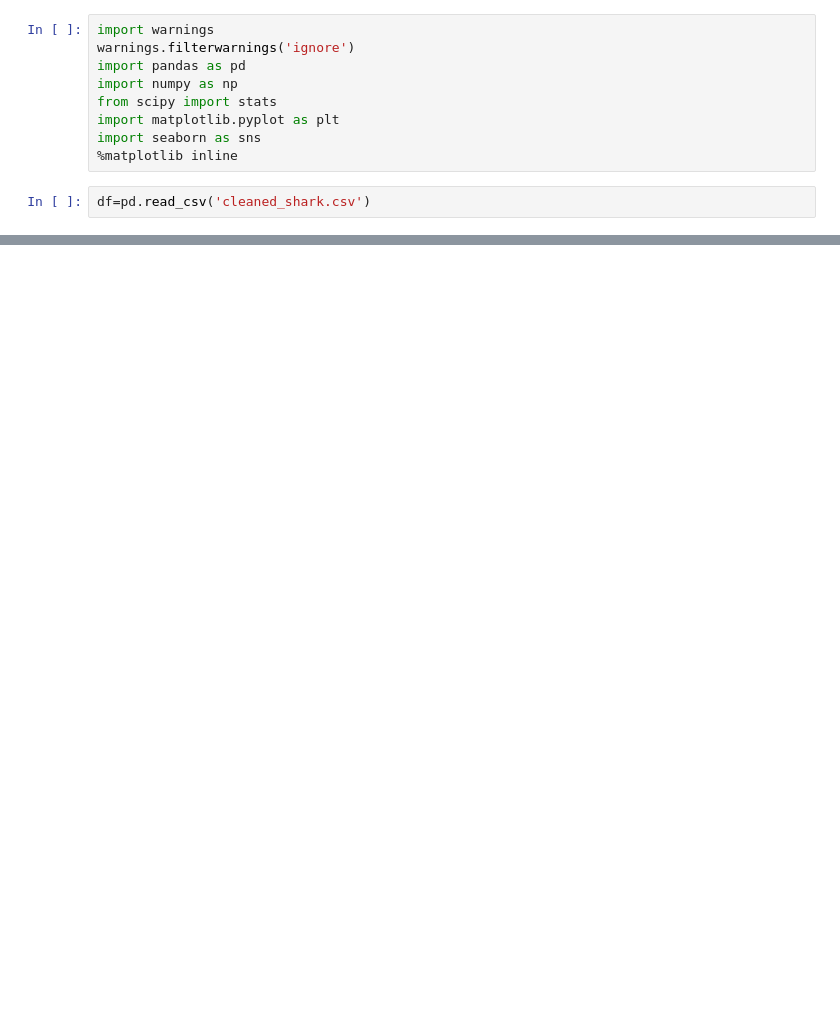
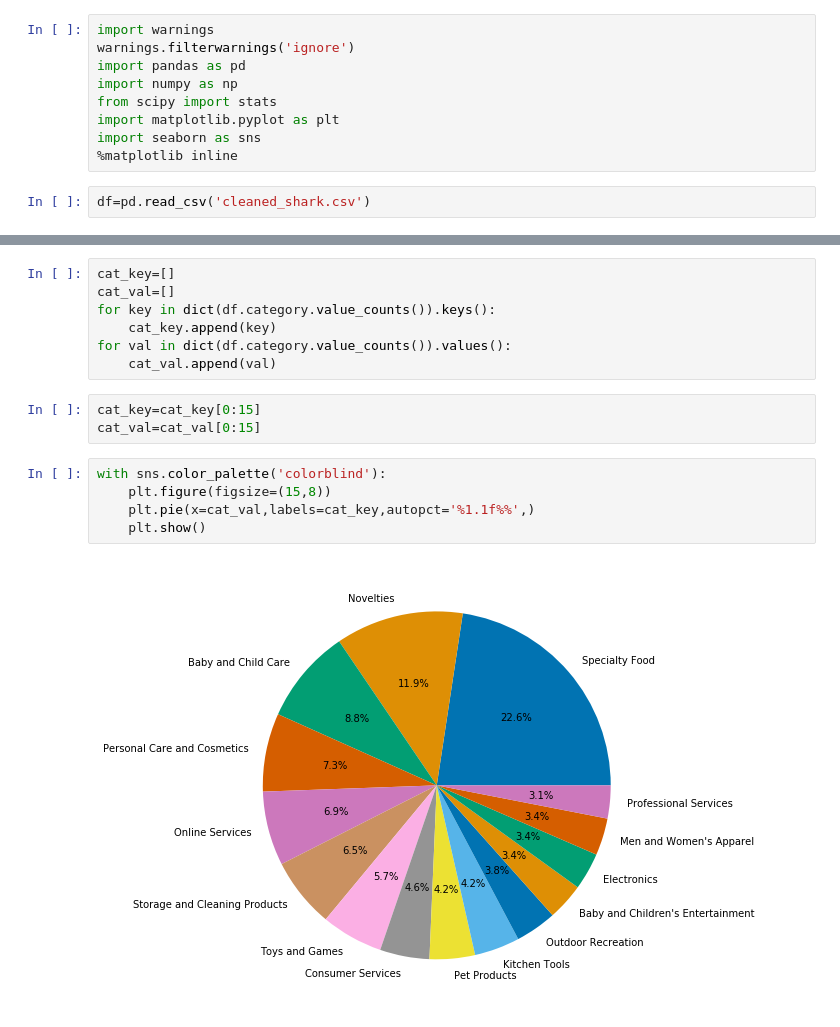
Before and after one commit to ArielJosephCohen/shark_tank, a Jupyter notebook: EDA.ipynb, the cells around one changed output, grey strips where cells are left out. Cells and saved outputs as stored; diff of their text form; blank space fills up the shorter version.

```diff
--- a/EDA.ipynb
+++ b/EDA.ipynb
@@ -21,0 +42,17 @@ df.head()
+# %%
+cat_key=[]
+cat_val=[]
+for key in dict(df.category.value_counts()).keys():
+    cat_key.append(key)
+for val in dict(df.category.value_counts()).values():
+    cat_val.append(val)
+# %%
+cat_key=cat_key[0:15]
+cat_val=cat_val[0:15]
+# %%
+with sns.color_palette('colorblind'):
+    plt.figure(figsize=(15,8))
+    plt.pie(x=cat_val,labels=cat_key,autopct='%1.1f%%',)
+    plt.show()
+# %% [output]
+[figure, added]
```
Also changed, not shown: parts of 7 cells of this notebook, 5 other files.
